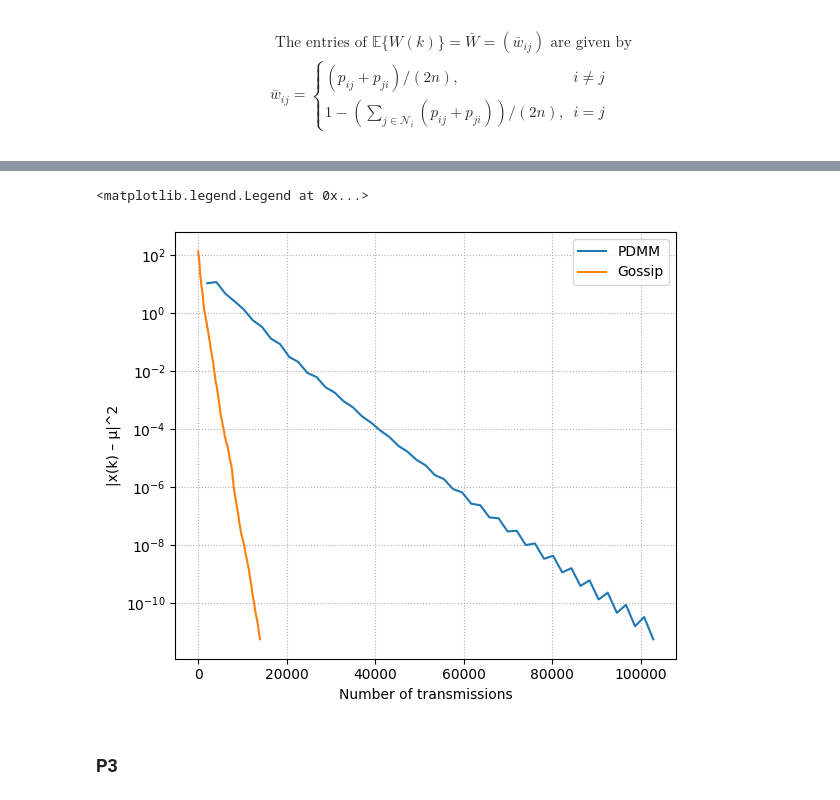
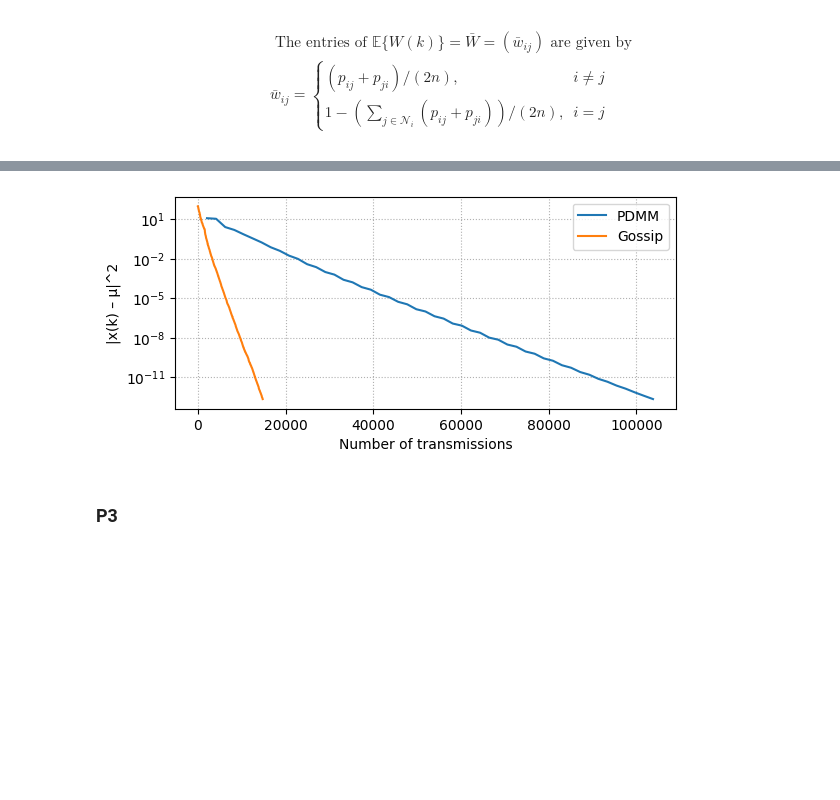
Before and after one commit to blacksilvergeek/Distributed_Signal_Processing, a Jupyter notebook: main_p2.ipynb, the cells around one changed output, grey strips where cells are left out. Cells and saved outputs as stored; diff of their text form; code cells hidden in the pictures; blank space fills up the shorter version.

```diff
--- a/main_p2.ipynb
+++ b/main_p2.ipynb
@@ -364,27 +360,28 @@ plt.show()
 # %%
 # adjust y to plot them together
 max_err = max(min(pdmm_err), min(errors))
 # max_err float64 of 1e-10
 # max_err = np.float64(1e-12)  # ensure it's a float for plotting
 
 # plot range for pdmm
 pdmm_idx = np.where(pdmm_err <= max_err)[0][0]
 gossip_idx = np.where(errors   <= max_err)[0][0]
 gossip_cum_tx = np.arange(len(errors)) * 2
 # plot PDMM and gossip together
 plt.figure(figsize=(6,5))
 plt.semilogy(pdmm_tx[:pdmm_idx+1], pdmm_err[:pdmm_idx+1], label='PDMM', linewidth=1.5)
 # plt.semilogy(errors[:gossip_idx+1], label='Gossip', linewidth=1.5)
 plt.semilogy(gossip_cum_tx[:gossip_idx+1],errors[:gossip_idx+1], label='Gossip', linewidth=1.5)
 plt.xlabel("Number of transmissions")
 plt.ylabel("|x(k) – μ|^2")
 # plt.title(f"Convergence of PDMM and Gossip (N={N}, R={R} m)")
 plt.tight_layout()
 plt.grid(True, which="both", linestyle=":")
 plt.legend()
+plt.gca().set_aspect(3000)
+plt.savefig('imgs/convergence_pdmm_gossip.pdf', bbox_inches='tight')
 # %% [output]
-<matplotlib.legend.Legend at 0x...>
-[figure, old version]
+[figure, new version]
 # %% [markdown]
 ### P3
 # %%
```
Also changed, not shown: parts of 11 cells of this notebook, 7 other files.
